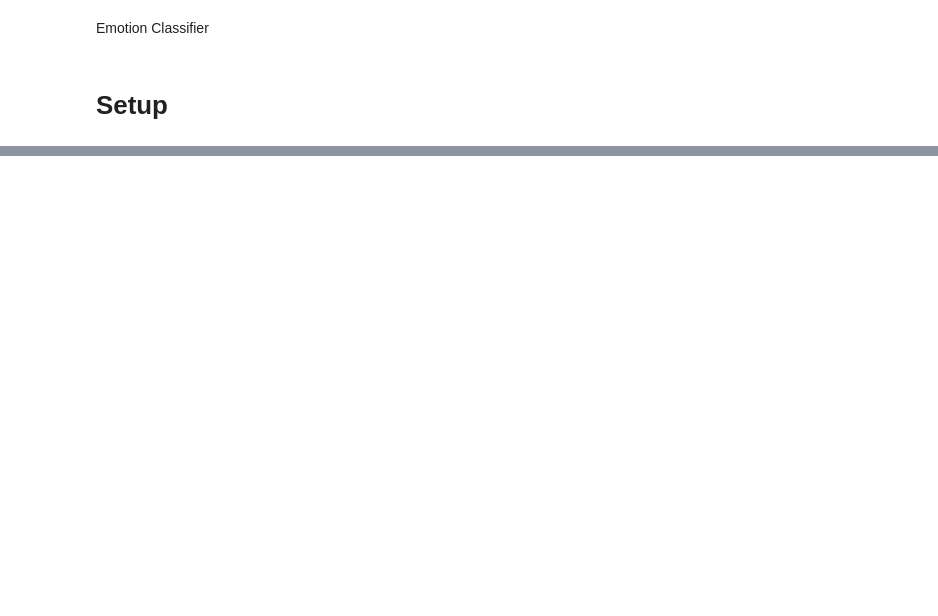
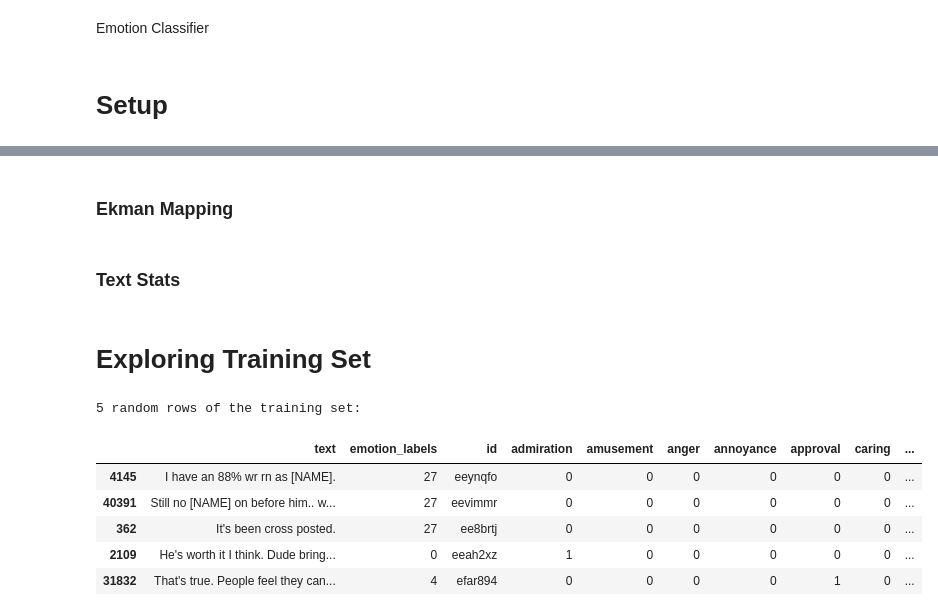
Before and after one commit to Dantoro/project_therapy, a Jupyter notebook: project_notebooks/emotionClassifier.ipynb, the cells around one changed output, grey strips where cells are left out. Saved outputs shown, nothing was run; the diff lists cells and outputs as text; code cells hidden in the pictures; blank space fills up the shorter version.

```diff
--- a/project_notebooks/emotionClassifier.ipynb
+++ b/project_notebooks/emotionClassifier.ipynb
@@ -135,0 +7,6 @@ Name: count, dtype: int64
+# %%
+import pandas as pd
+pd.set_option('display.max_colwidth', 200)
+
+import json
+from typing import List, Dict, Union
@@ -135,0 +15,26 @@ Name: count, dtype: int64
+# %%
+# Load emotion names from file
+with open('../datasets/GoEmotions/emotions.txt', 'r') as f:
+    emotion_names = [line.strip() for line in f]
+
+# Function to read and expand one file
+def load_go_emotions_split(path):
+    df = pd.read_csv(path, sep='\t', header=None, names=['text', 'emotion_labels', 'id'])
+    # Create 28 one-hot columns, all default to 0
+    for i, emo in enumerate(emotion_names):
+        df[emo] = 0
+    # Fill columns by parsing emotion_labels
+    for idx, row in df.iterrows():
+        label_idxs = list(map(int, row['emotion_labels'].split(',')))
+        for label in label_idxs:
+            df.at[idx, emotion_names[label]] = 1
+    return df
+
+# Load all splits
+go_emotions_train = load_go_emotions_split('../datasets/GoEmotions/train.tsv')
+go_emotions_val   = load_go_emotions_split('../datasets/GoEmotions/dev.tsv')
+go_emotions_test  = load_go_emotions_split('../datasets/GoEmotions/test.tsv')
+
+# Read in the Ekman mapping
+with open('../datasets/GoEmotions/ekman_mapping.json', 'r') as f:
+    ekman_map = json.load(f)
@@ -135,0 +43,2 @@ Name: count, dtype: int64
+# %% [markdown]
+### Ekman Mapping
@@ -135,0 +65,2 @@ Name: count, dtype: int64
+# %% [markdown]
+### Text Stats
@@ -135,0 +112,13 @@ Name: count, dtype: int64
+# %% [markdown]
+# Exploring Training Set
+# %%
+print("5 random rows of the training set:\n")
+display(go_emotions_train.sample(5).style.set_properties(**{'white-space': 'pre-wrap'}))
+# %% [output]
+5 random rows of the training set:
+|  | text | emotion_labels | id | admiration | amusement | anger | annoyance | approval | caring | ... |
+| 4145 | I have an 88% wr rn as [NAME]. | 27 | eeynqfo | 0 | 0 | 0 | 0 | 0 | 0 | ... |
+| 40391 | Still no [NAME] on before him.. w... | 27 | eevimmr | 0 | 0 | 0 | 0 | 0 | 0 | ... |
+| 362 | It's been cross posted. | 27 | ee8brtj | 0 | 0 | 0 | 0 | 0 | 0 | ... |
+| 2109 | He's worth it I think. Dude bring... | 0 | eeah2xz | 1 | 0 | 0 | 0 | 0 | 0 | ... |
+| 31832 | That's true. People feel they can... | 4 | efar894 | 0 | 0 | 0 | 0 | 1 | 0 | ... |
```
Also changed, not shown: parts of 44 cells of this notebook, 8 other files.
